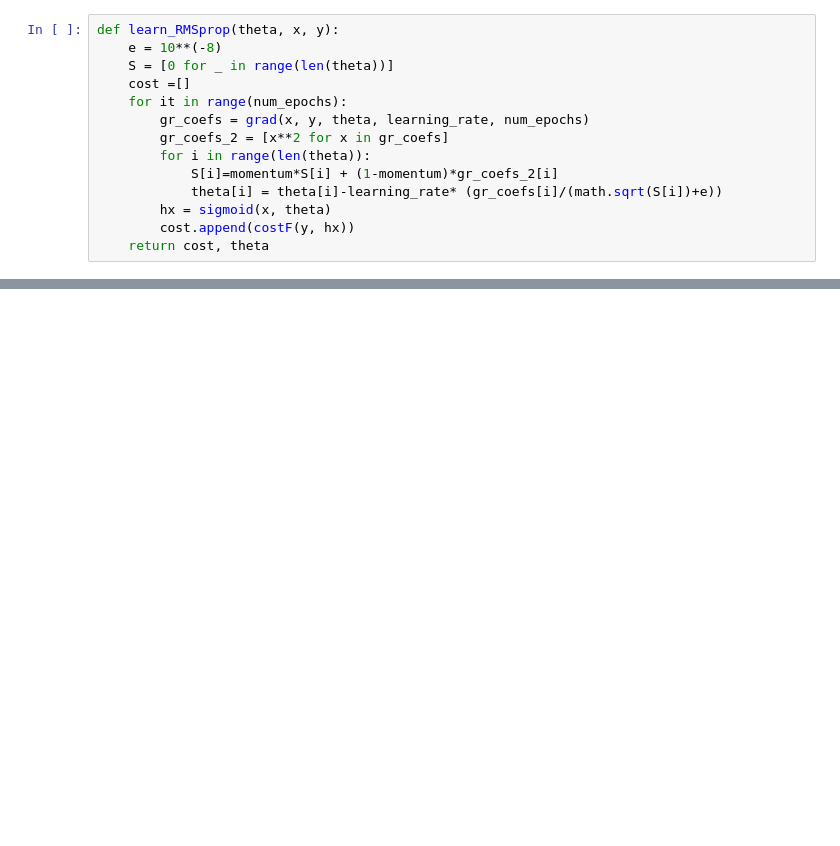
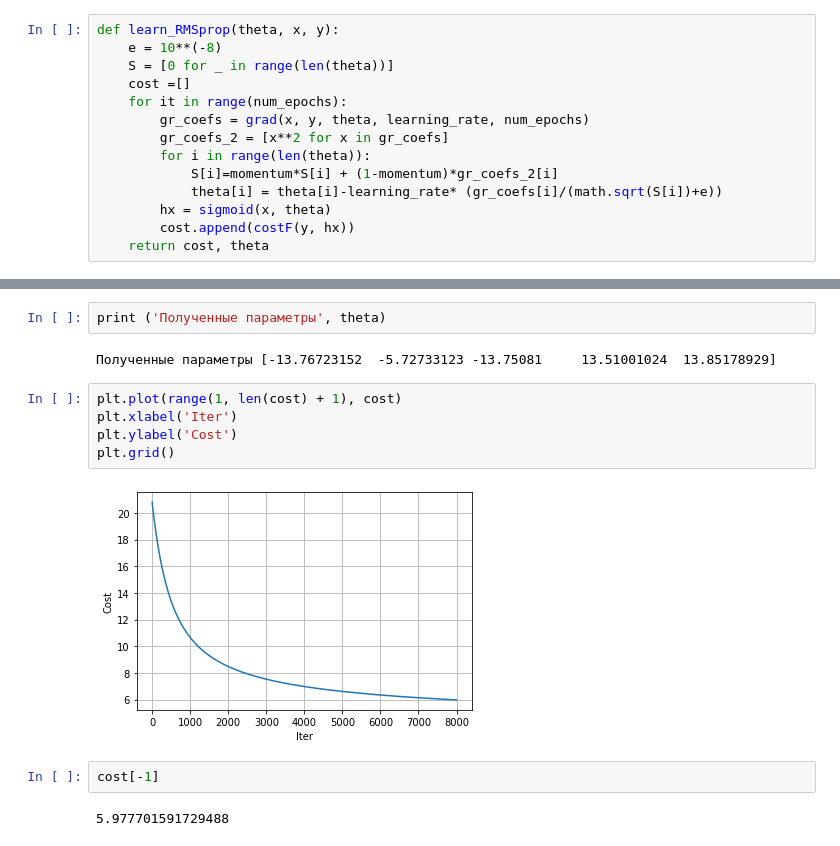
Before and after one commit to vasilyevs/gradient_descent, a Jupyter notebook: gradient.ipynb, the cells around one changed output, grey strips where cells are left out. Drawn from its saved outputs; the diff is of its cells as text; blank space fills up the shorter version.

```diff
--- a/gradient.ipynb
+++ b/gradient.ipynb
@@ -160,0 +242,15 @@ learn_RMSprop(theta, X_train, y_train)
+# %%
+print ('Полученные параметры', theta)
+# %% [output]
+Полученные параметры [-13.76723152  -5.72733123 -13.75081     13.51001024  13.85178929]
+# %%
+plt.plot(range(1, len(cost) + 1), cost)
+plt.xlabel('Iter')
+plt.ylabel('Cost')
+plt.grid()
+# %% [output]
+[figure, added]
+# %%
+cost[-1]
+# %% [output]
+5.977701591729488
```
Also changed, not shown: parts of 19 cells of this notebook.
